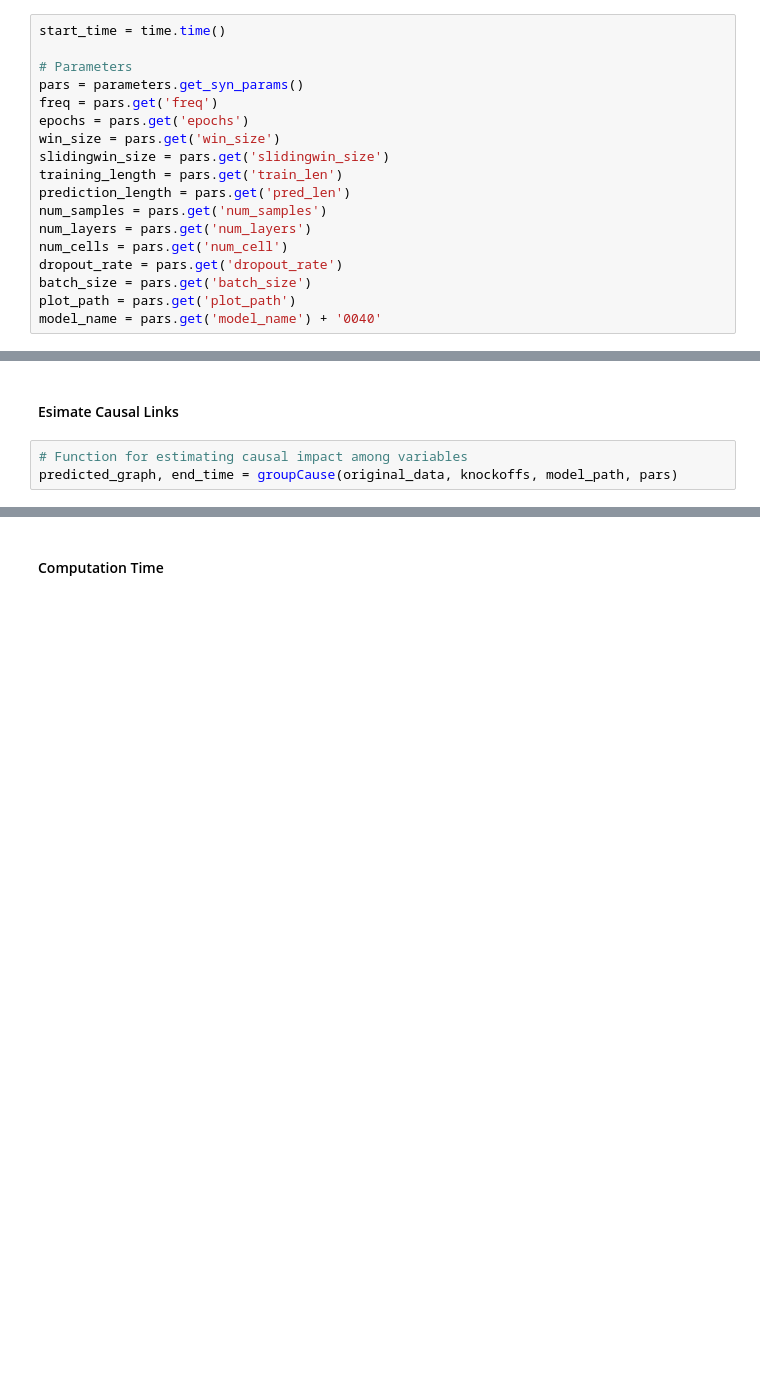
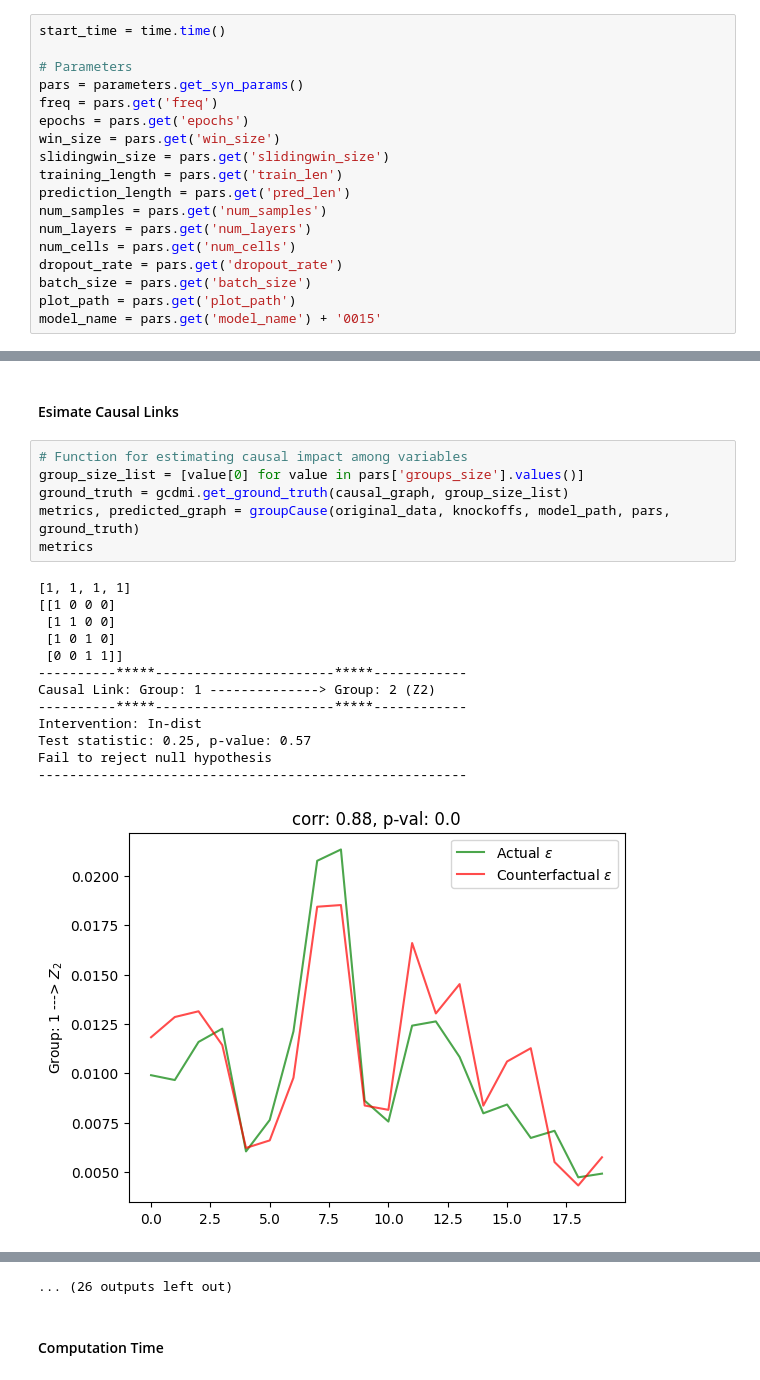
Before and after one commit to wasimahmadpk/gCause, a Jupyter notebook: src/gcdmi_examples.ipynb, the cells around one changed output, grey strips where cells are left out. Saved outputs shown, nothing was run; the diff lists cells and outputs as text; blank space fills up the shorter version.

```diff
--- a/src/gcdmi_examples.ipynb
+++ b/src/gcdmi_examples.ipynb
@@ -49,11 +53,11 @@ training_length = pars.get('train_len')
 prediction_length = pars.get('pred_len')
 num_samples = pars.get('num_samples')
 num_layers = pars.get('num_layers')
-num_cells = pars.get('num_cell')
+num_cells = pars.get('num_cells')
 dropout_rate = pars.get('dropout_rate')
 batch_size = pars.get('batch_size')
 plot_path = pars.get('plot_path')
-model_name = pars.get('model_name') + '0040'
+model_name = pars.get('model_name') + '0015'
 # %% [markdown]
 #### Load Dataset
 # %%
@@ -169,4 +172,21 @@ knockoffs = obj.Generate_Knockoffs(data_actual, pars)
 #### Esimate Causal Links
 # %%
 # Function for estimating causal impact among variables
-predicted_graph, end_time = groupCause(original_data, knockoffs, model_path, pars)
+group_size_list = [value[0] for value in pars['groups_size'].values()]
+ground_truth = gcdmi.get_ground_truth(causal_graph, group_size_list)
+metrics, predicted_graph = groupCause(original_data, knockoffs, model_path, pars, ground_truth)
+metrics
+# %% [output]
+[1, 1, 1, 1]
+[[1 0 0 0]
+ [1 1 0 0]
+ [1 0 1 0]
+ [0 0 1 1]]
+----------*****-----------------------*****------------
+Causal Link: Group: 1 --------------> Group: 2 (Z2)
+----------*****-----------------------*****------------
+Intervention: In-dist
+Test statistic: 0.25, p-value: 0.57
+Fail to reject null hypothesis
+-------------------------------------------------------
+[figure, added]
@@ -173,3 +221,4 @@ predicted_graph, end_time = groupCause(original_data, knockoffs, model_path, par
+... (26 outputs left out)
 # %% [markdown]
 #### Computation Time
 # %%
```
Also changed, not shown: parts of 8 cells of this notebook, 6 other files.
